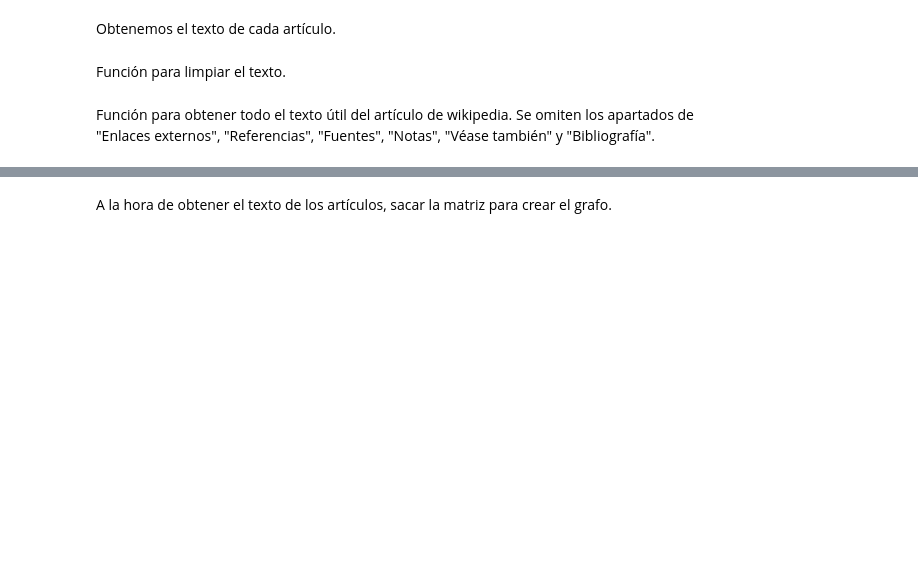
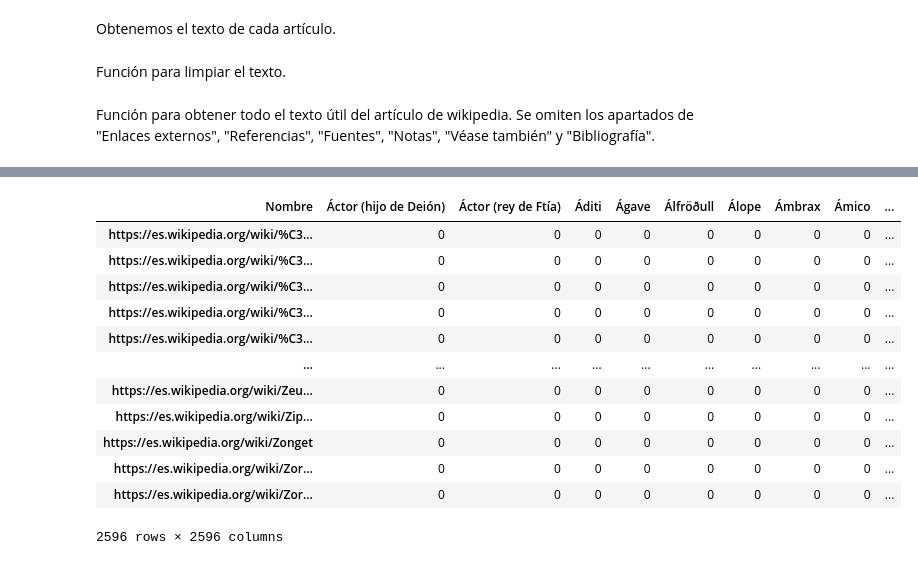
Before and after one commit to sergifornes/analisis-mitico, a Jupyter notebook: scrapeo/scrapeo-wikipedia.ipynb, the cells around one changed output, grey strips where cells are left out. Saved outputs shown, nothing was run; the diff lists cells and outputs as text; code cells hidden in the pictures; blank space fills up the shorter version.

```diff
--- a/scrapeo/scrapeo-wikipedia.ipynb
+++ b/scrapeo/scrapeo-wikipedia.ipynb
@@ -605,0 +976,12 @@ urls_personajes.to_csv("urls_personajes.csv", header = True, index = False)
+# %%
+def check_monstruo(lista):
+    check = False
+    for l in lista:
+        check = any([check, "Monstruo" in l])
+    return(check)
+# %%
+def check_demonio(lista):
+    check = False
+    for l in lista:
+        check = any([check, "Demonio" in l])
+    return(check)
@@ -671,7 +1456,19 @@ obt_texto(data["URL"][45])
+# %%
+def row_matriz_ady(url):
+    row = [0] * len(data)
+    a_list = get_url(url).find("div", class_ = "mw-parser-output").find_all("a")
+    links = ["https://es.wikipedia.org" + str(link.get("href")) for link in a_list]
+    for link in links:
+        if link in list(data["URL"]):
+            row[data.index[data["URL"] == link][0]] = 1
+    df = pd.DataFrame([row], index = [url], columns = data["Nombre"])
+    return df
 # %%
 textos = []
+ady_matrix = pd.DataFrame()
 for url in data["URL"]:
     textos.append(obt_texto(url))
+    ady_matrix = ady_matrix.append(row_matriz_ady(url))
 
 data["Texto"] = textos
 
@@ -695,2 +1490,18 @@ data
+# %%
+ady_matrix
+# %% [output]
+| Nombre | Áctor (hijo de Deión) | Áctor (rey de Ftía) | Áditi | Ágave | Álfröðull | Álope | Ámbrax | Ámico | ... |
+| https://es.wikipedia.org/wiki/%C3... | 0 | 0 | 0 | 0 | 0 | 0 | 0 | 0 | ... |
+| https://es.wikipedia.org/wiki/%C3... | 0 | 0 | 0 | 0 | 0 | 0 | 0 | 0 | ... |
+| https://es.wikipedia.org/wiki/%C3... | 0 | 0 | 0 | 0 | 0 | 0 | 0 | 0 | ... |
+| https://es.wikipedia.org/wiki/%C3... | 0 | 0 | 0 | 0 | 0 | 0 | 0 | 0 | ... |
+| https://es.wikipedia.org/wiki/%C3... | 0 | 0 | 0 | 0 | 0 | 0 | 0 | 0 | ... |
+| ... | ... | ... | ... | ... | ... | ... | ... | ... | ... |
+| https://es.wikipedia.org/wiki/Zeu... | 0 | 0 | 0 | 0 | 0 | 0 | 0 | 0 | ... |
+| https://es.wikipedia.org/wiki/Zip... | 0 | 0 | 0 | 0 | 0 | 0 | 0 | 0 | ... |
+| https://es.wikipedia.org/wiki/Zonget | 0 | 0 | 0 | 0 | 0 | 0 | 0 | 0 | ... |
+| https://es.wikipedia.org/wiki/Zor... | 0 | 0 | 0 | 0 | 0 | 0 | 0 | 0 | ... |
+| https://es.wikipedia.org/wiki/Zor... | 0 | 0 | 0 | 0 | 0 | 0 | 0 | 0 | ... |
+2596 rows × 2596 columns
 # %%
 data.to_csv("data.csv", header = True, index = False)
@@ -697,2 +1508,0 @@ data.to_csv("data.csv", header = True, index = False)
-# %% [markdown]
-A la hora de obtener el texto de los artículos, sacar la matriz para crear el grafo.
```
Also changed, not shown: parts of 131 cells of this notebook, 8 other files.
